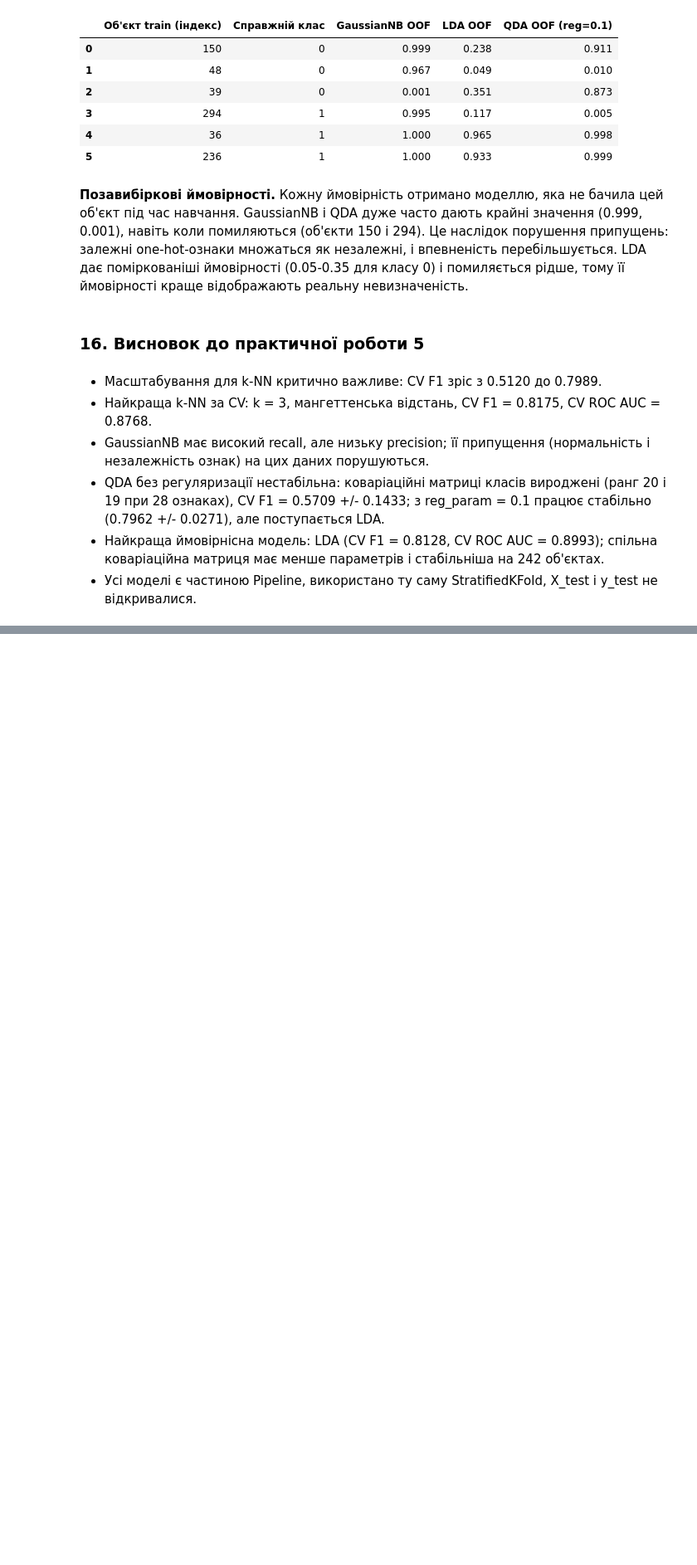
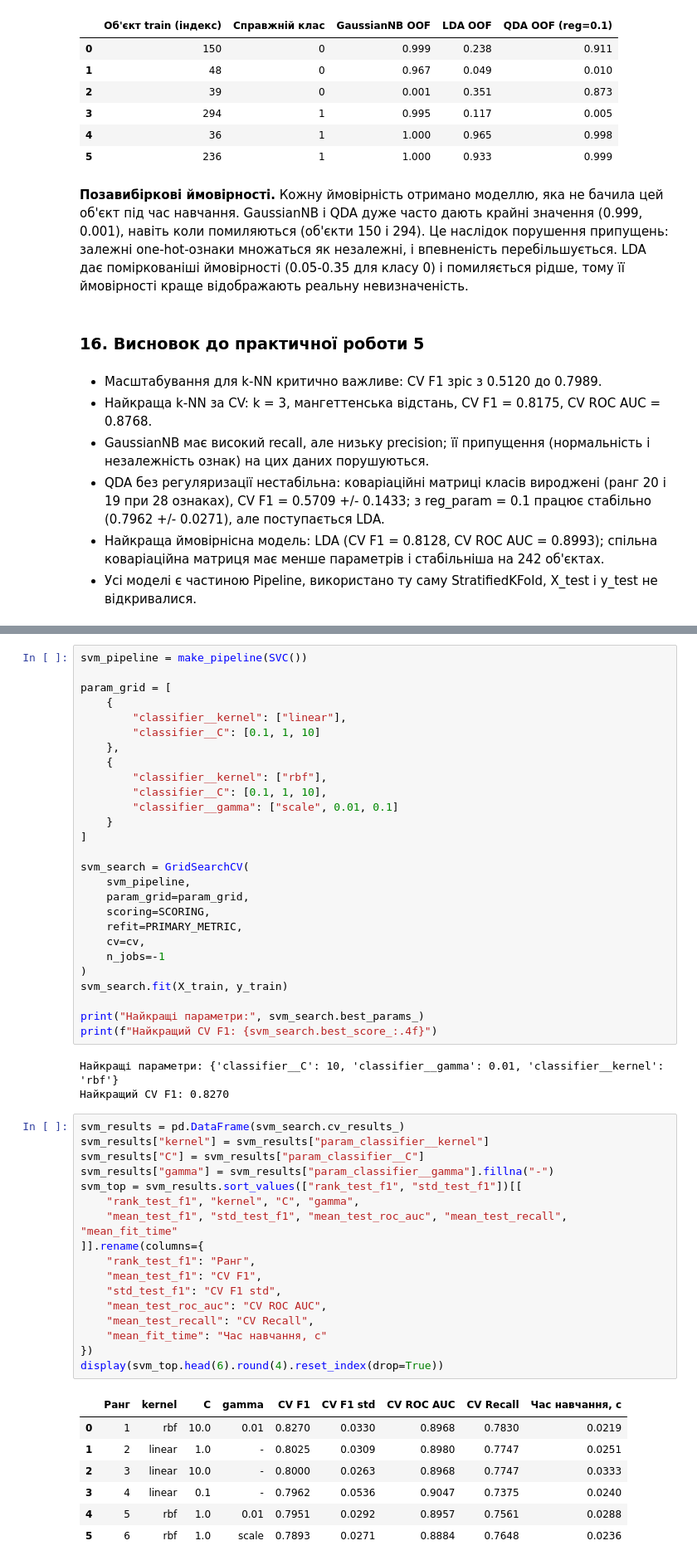
Before and after one commit to Konoplyai/pattern-recognition-practice, a Jupyter notebook: classification-mini-project/notebooks/PR04_Konoplia_I.ipynb, the cells around one changed output, grey strips where cells are left out. Shown at 83% size. Drawn from its saved outputs; the diff is of its cells as text; blank space fills up the shorter version.

Commit message:
Added SVM hyperparameter search (PR6)

```diff
--- a/classification-mini-project/notebooks/PR04_Konoplia_I.ipynb
+++ b/classification-mini-project/notebooks/PR04_Konoplia_I.ipynb
@@ -808,0 +842,55 @@ display(oof_table)
+# %%
+svm_pipeline = make_pipeline(SVC())
+
+param_grid = [
+    {
+        "classifier__kernel": ["linear"],
+        "classifier__C": [0.1, 1, 10]
+    },
+    {
+        "classifier__kernel": ["rbf"],
+        "classifier__C": [0.1, 1, 10],
+        "classifier__gamma": ["scale", 0.01, 0.1]
+    }
+]
+
+svm_search = GridSearchCV(
+    svm_pipeline,
+    param_grid=param_grid,
+    scoring=SCORING,
+    refit=PRIMARY_METRIC,
+    cv=cv,
+    n_jobs=-1
+)
+svm_search.fit(X_train, y_train)
+
+print("Найкращі параметри:", svm_search.best_params_)
+print(f"Найкращий CV F1: {svm_search.best_score_:.4f}")
+# %% [output]
+Найкращі параметри: {'classifier__C': 10, 'classifier__gamma': 0.01, 'classifier__kernel': 'rbf'}
+Найкращий CV F1: 0.8270
+# %%
+svm_results = pd.DataFrame(svm_search.cv_results_)
+svm_results["kernel"] = svm_results["param_classifier__kernel"]
+svm_results["C"] = svm_results["param_classifier__C"]
+svm_results["gamma"] = svm_results["param_classifier__gamma"].fillna("-")
+svm_top = svm_results.sort_values(["rank_test_f1", "std_test_f1"])[[
+    "rank_test_f1", "kernel", "C", "gamma",
+    "mean_test_f1", "std_test_f1", "mean_test_roc_auc", "mean_test_recall", "mean_fit_time"
+]].rename(columns={
+    "rank_test_f1": "Ранг",
+    "mean_test_f1": "CV F1",
+    "std_test_f1": "CV F1 std",
+    "mean_test_roc_auc": "CV ROC AUC",
+    "mean_test_recall": "CV Recall",
+    "mean_fit_time": "Час навчання, с"
+})
+display(svm_top.head(6).round(4).reset_index(drop=True))
+# %% [output]
+|  | Ранг | kernel | C | gamma | CV F1 | CV F1 std | CV ROC AUC | CV Recall | Час навчання, с |
+| 0 | 1 | rbf | 10.0 | 0.01 | 0.8270 | 0.0330 | 0.8968 | 0.7830 | 0.0219 |
+| 1 | 2 | linear | 1.0 | - | 0.8025 | 0.0309 | 0.8980 | 0.7747 | 0.0251 |
+| 2 | 3 | linear | 10.0 | - | 0.8000 | 0.0263 | 0.8968 | 0.7747 | 0.0333 |
+| 3 | 4 | linear | 0.1 | - | 0.7962 | 0.0536 | 0.9047 | 0.7375 | 0.0240 |
+| 4 | 5 | rbf | 1.0 | 0.01 | 0.7951 | 0.0292 | 0.8957 | 0.7561 | 0.0288 |
+| 5 | 6 | rbf | 1.0 | scale | 0.7893 | 0.0271 | 0.8884 | 0.7648 | 0.0236 |
```
Also changed, not shown: parts of 10 cells of this notebook.
